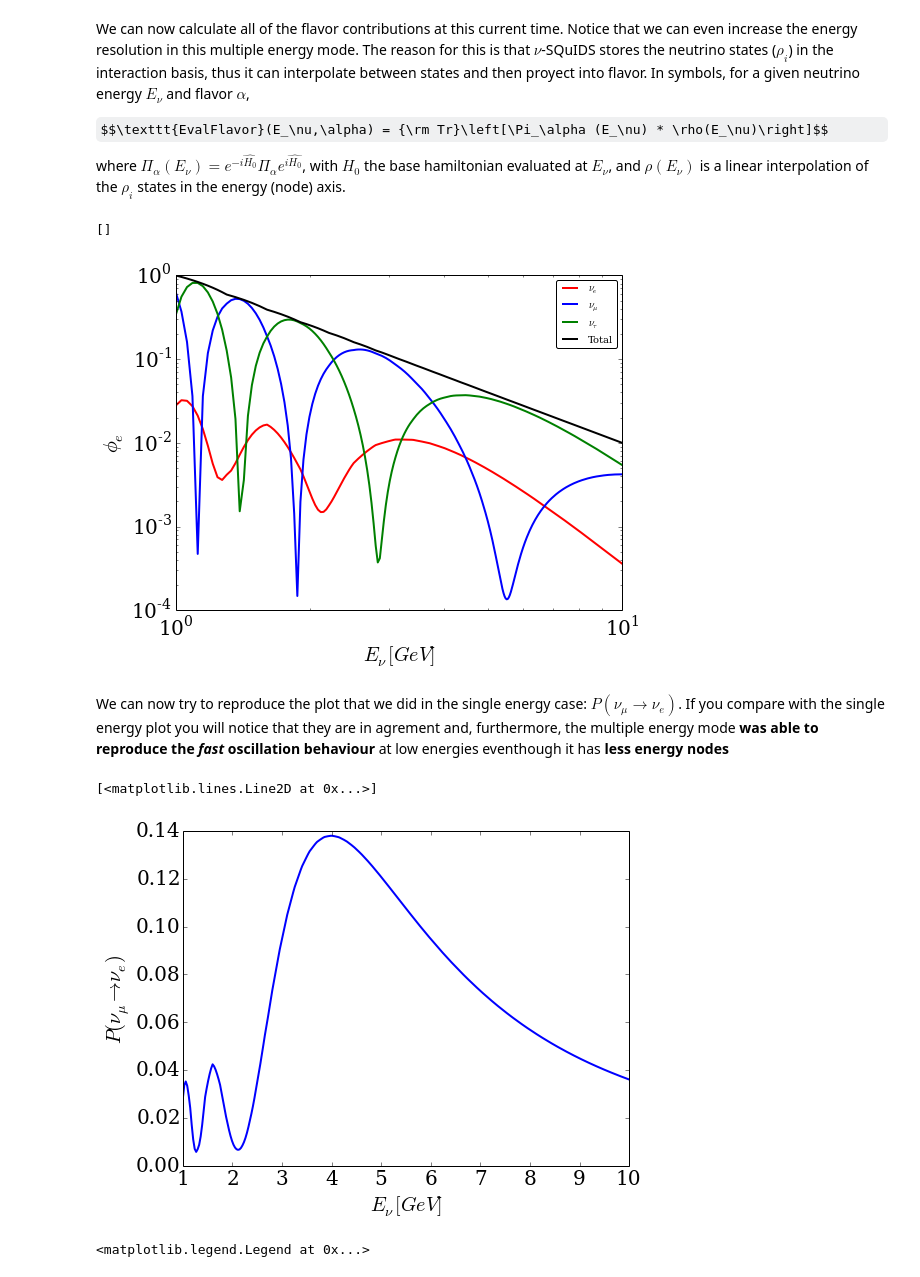
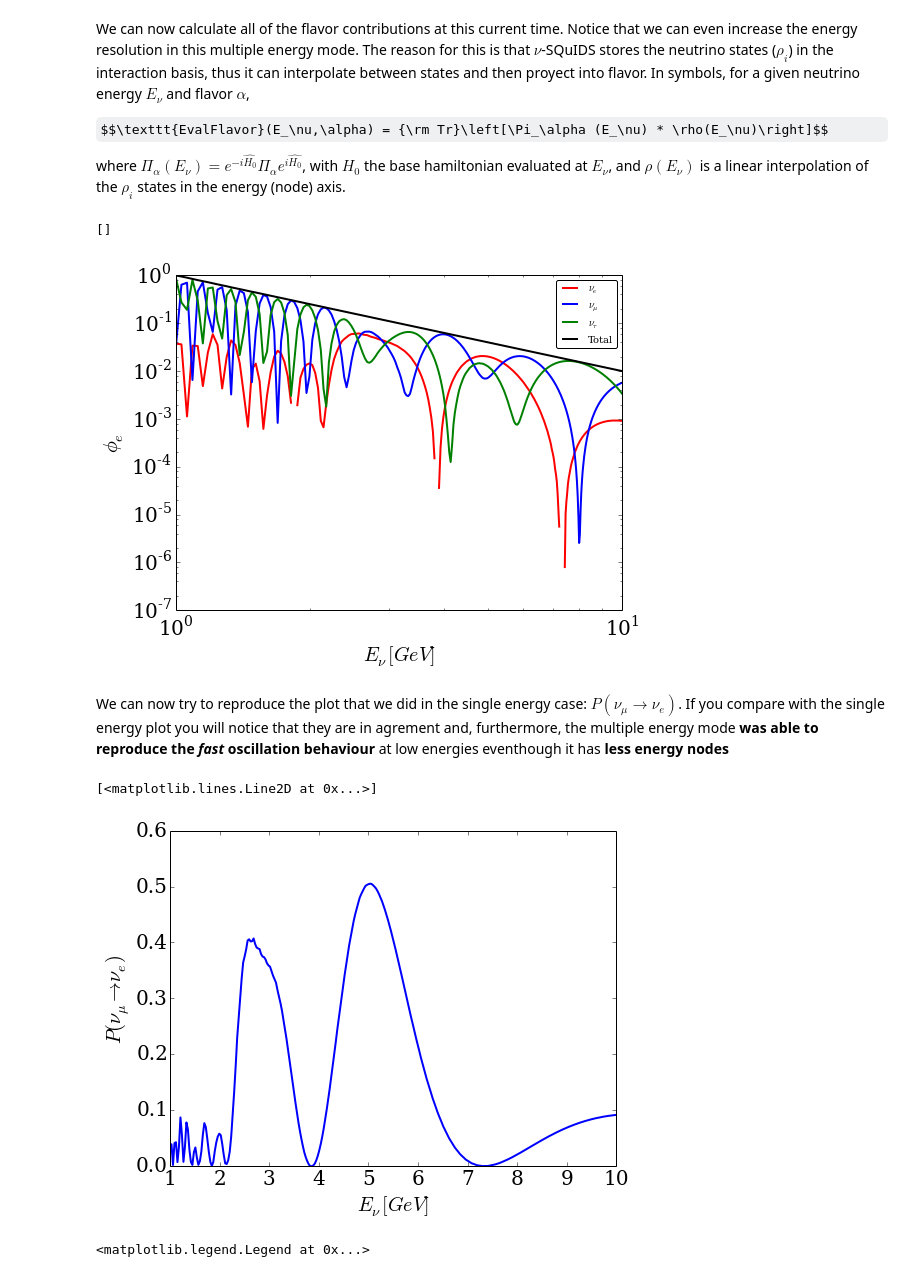
Before and after one commit to arguelles/nuSQuIDS, a Jupyter notebook: resources/python/example/nuSQUIDSpy-example.ipynb, the cells around one changed output. Saved outputs shown, nothing was run; the diff lists cells and outputs as text; code cells hidden in the pictures; some formulas as TeX source.

```diff
--- a/resources/python/example/nuSQUIDSpy-example.ipynb
+++ b/resources/python/example/nuSQUIDSpy-example.ipynb
@@ -286,7 +241,7 @@ for given $E_{\rm min}$, $E_{\rm max}$, and number of nodes. In this example we
 # %% [markdown]
 ##Multiple Energy Mode without Interactions##
 # %%
-nuSQ = nsq.nuSQUIDS(1.0,10.0,31,3,"neutrino",False,False)
+nuSQ = nsq.nuSQUIDS(1.0,10.0,81,3,"neutrino",False,False)
 # %% [markdown]
 We can see the nodes energies $\{E_i\}$, which is (in [eV])
 # %%
@@ -377,18 +366,19 @@ legend(fancybox = True, fontsize = 10)
 loglog()
 # %% [output]
 []
-[figure, old version]
+[figure, new version]
 # %% [markdown]
 We can now try to reproduce the plot that we did in the single energy case: $P(\nu_\mu \to \nu_e)$. If you compare with the single energy plot you will notice that they are in agrement and, furthermore, the multiple energy mode **was able to reproduce the *fast* oscillation behaviour** at low energies eventhough it has **less energy nodes**
 # %%
 figure(figsize = (8,6))
 xlabel(r"$E_\nu [GeV]$")
 ylabel(r"$P(\nu_\mu \to \nu_e)$")
 nu_mu_to_nu_e = nu_e/Eflux(np.linspace(1.0,10.0,300)*nuSQ.units.GeV)
+ylim(0,0.6)
 plot(e_range,nu_mu_to_nu_e, lw = 2, color = 'blue')
 # %% [output]
 [<matplotlib.lines.Line2D at 0x...>]
-[figure, old version]
+[figure, new version]
 # %%
 figure(figsize = (8,6))
 xlabel(r"$E_\nu [GeV]$")
```
Also changed, not shown: parts of 21 cells of this notebook, 6 other files.
